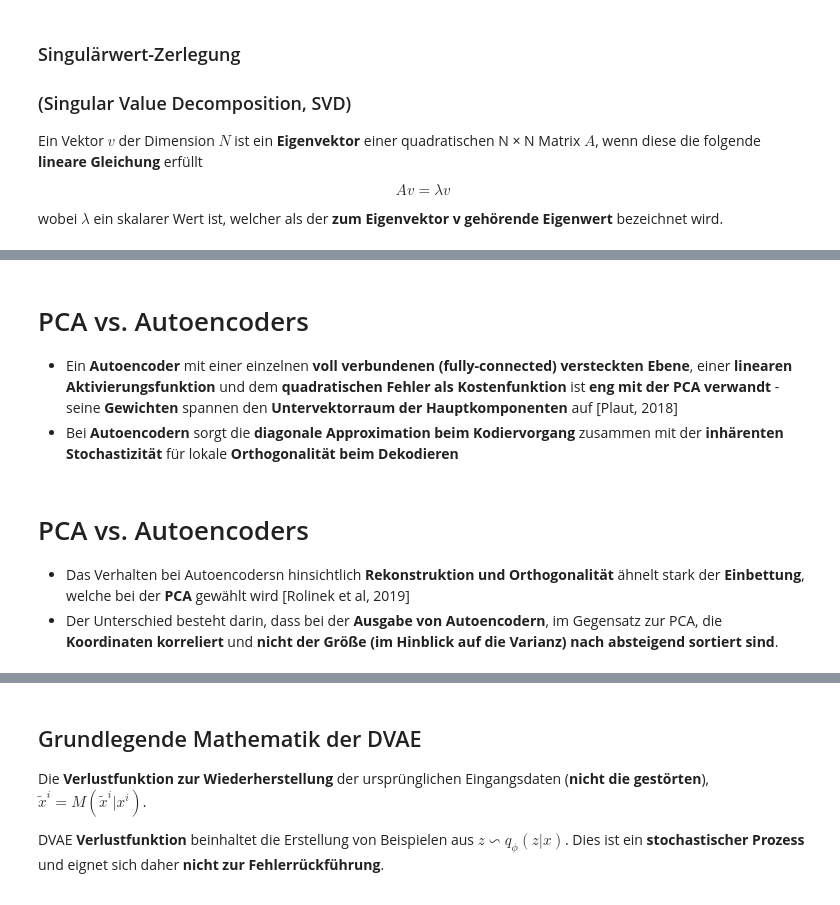
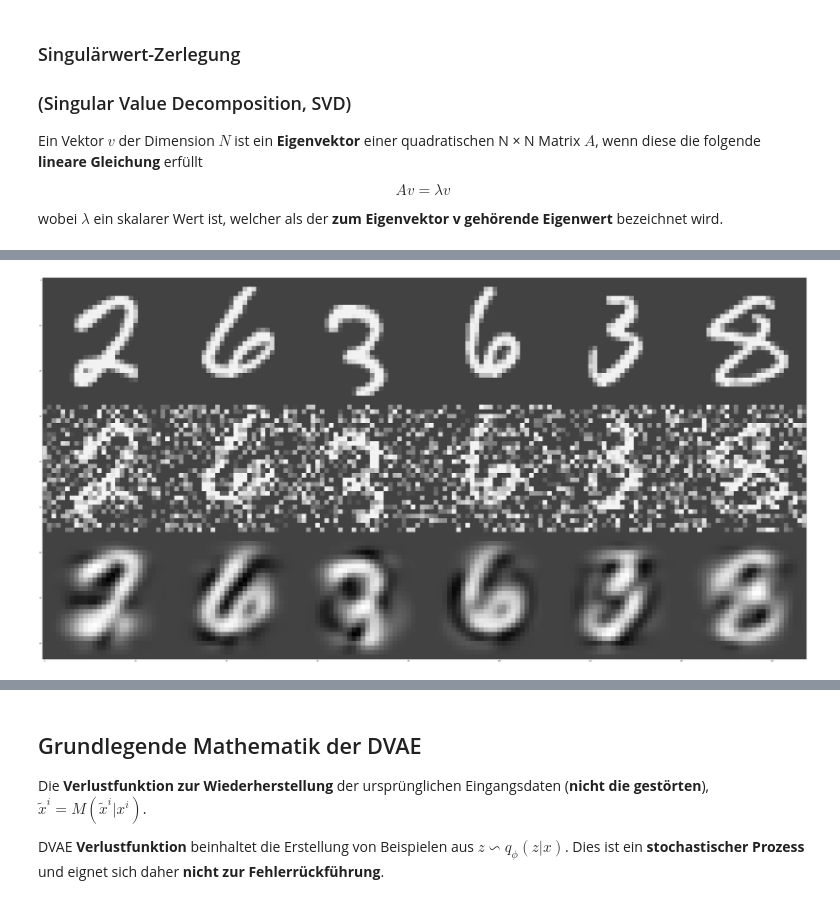
Before and after one commit to caxenie/pca-vs-dvae, a Jupyter notebook: PCAvsDVAEde.ipynb, the cells around one changed output, grey strips where cells are left out. Cells and saved outputs as stored; diff of their text form; code cells hidden in the pictures.

```diff
--- a/PCAvsDVAEde.ipynb
+++ b/PCAvsDVAEde.ipynb
@@ -145,3 +235,20 @@ Das folgende Schaubild zeigt eine typische __Autoencoder Pipeline__
+# %%
+# display
+digit_size = 28
+figure = np.zeros((digit_size * 3, digit_size * n_images))
+showidx=np.random.randint(0,num_train,n_images)
+# precalculate PCA
+pcaOutput = analytical_pca(pcaInput)
+# display input, noisy input and PCA on noisy input
+for i,idx in enumerate (showidx):
+    figure[0: 28,i *28: (i + 1) * 28] = np.reshape(x_train[idx], [28, 28])
+    figure[28: 56,i *28: (i + 1) * 28] = np.reshape(noise_train[idx], [28, 28])
+    figure[28 * 2: 28 * 3,i *28: (i + 1) * 28] = np.reshape(pcaOutput[idx], [28, 28])
+plt.figure(figsize=(28*3, 28*n_images))
+plt.imshow(figure, cmap='Greys_r')
+plt.show()
+# %% [output]
+[figure, added]
 # %% [markdown]
 ## Grundlegende Mathematik der Autoencoder
 
@@ -162,16 +269,6 @@ Es gibt viele verschiedene __Metriken um die Ähnlichkeit zwischen Eingangsdaten
 $$ \frac{1}{n} \sum_{i=1}^{n}(x^{i} - f_\theta(g_\phi(x^{i}))^2$$
 
 ![](autoencoder.png)
-# %% [markdown]
-# PCA vs. Autoencoders
-
-*  Ein __Autoencoder__ mit einer einzelnen __voll verbundenen (fully-connected) versteckten Ebene__, einer __linearen Aktivierungsfunktion__ und dem __quadratischen Fehler als Kostenfunktion__ ist __eng mit der PCA verwandt__ - seine __Gewichten__ spannen den __Untervektorraum der Hauptkomponenten__ auf [Plaut, 2018]
-* Bei __Autoencodern__ sorgt die __diagonale Approximation beim Kodiervorgang__ zusammen mit der __inhärenten Stochastizität__ für lokale __Orthogonalität beim Dekodieren__
-# %% [markdown]
-# PCA vs. Autoencoders
-
-* Das Verhalten bei Autoencodersn hinsichtlich __Rekonstruktion und Orthogonalität__ ähnelt stark der __Einbettung__, welche bei der __PCA__ gewählt wird [Rolinek et al, 2019]
-* Der Unterschied besteht darin, dass bei der __Ausgabe von Autoencodern__, im Gegensatz zur PCA, die __Koordinaten korreliert__ und __nicht der Größe (im Hinblick auf die Varianz) nach absteigend sortiert sind__.
 # %% [markdown]
 # Denoising Variational Autoencoders (DVAE)
 
```
Also changed, not shown: parts of 36 cells of this notebook, 4 other files.
